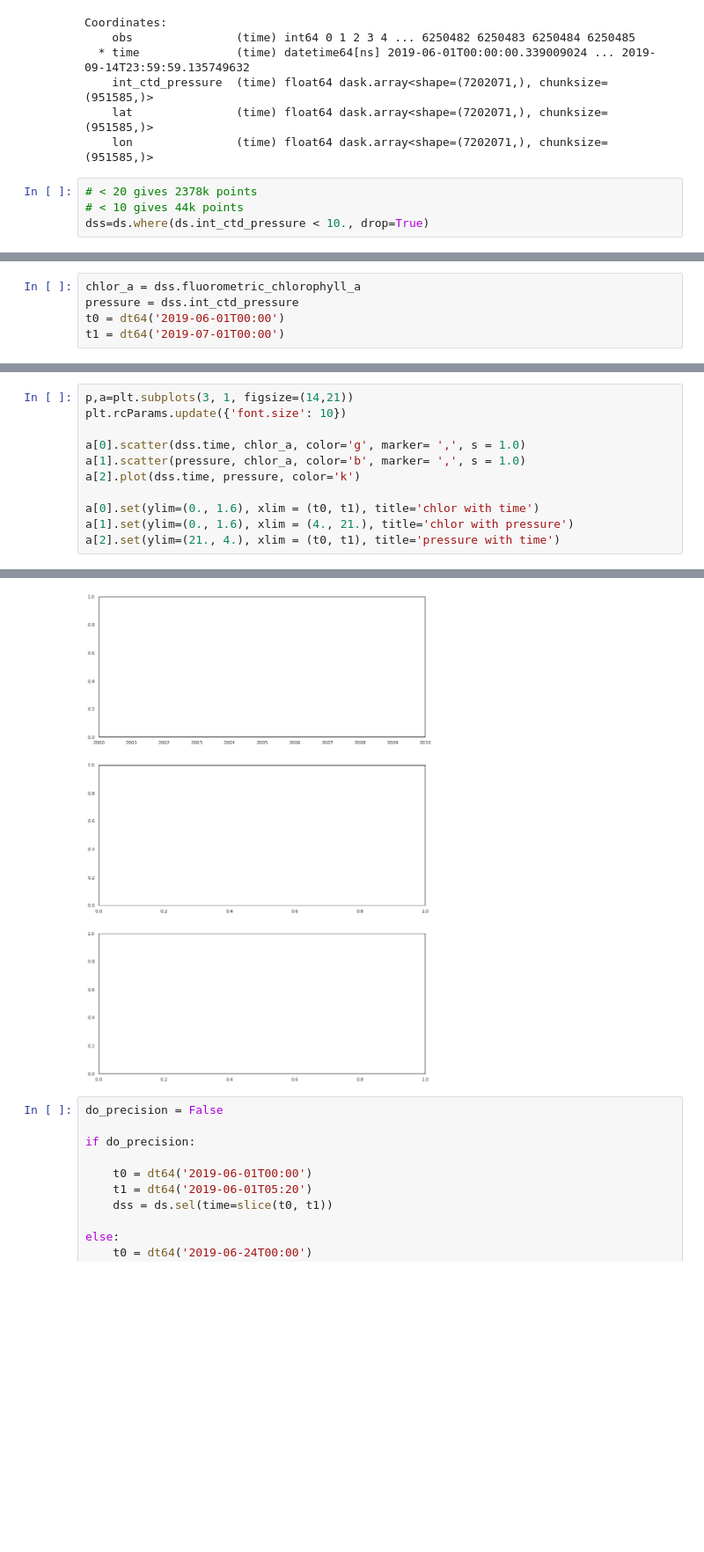
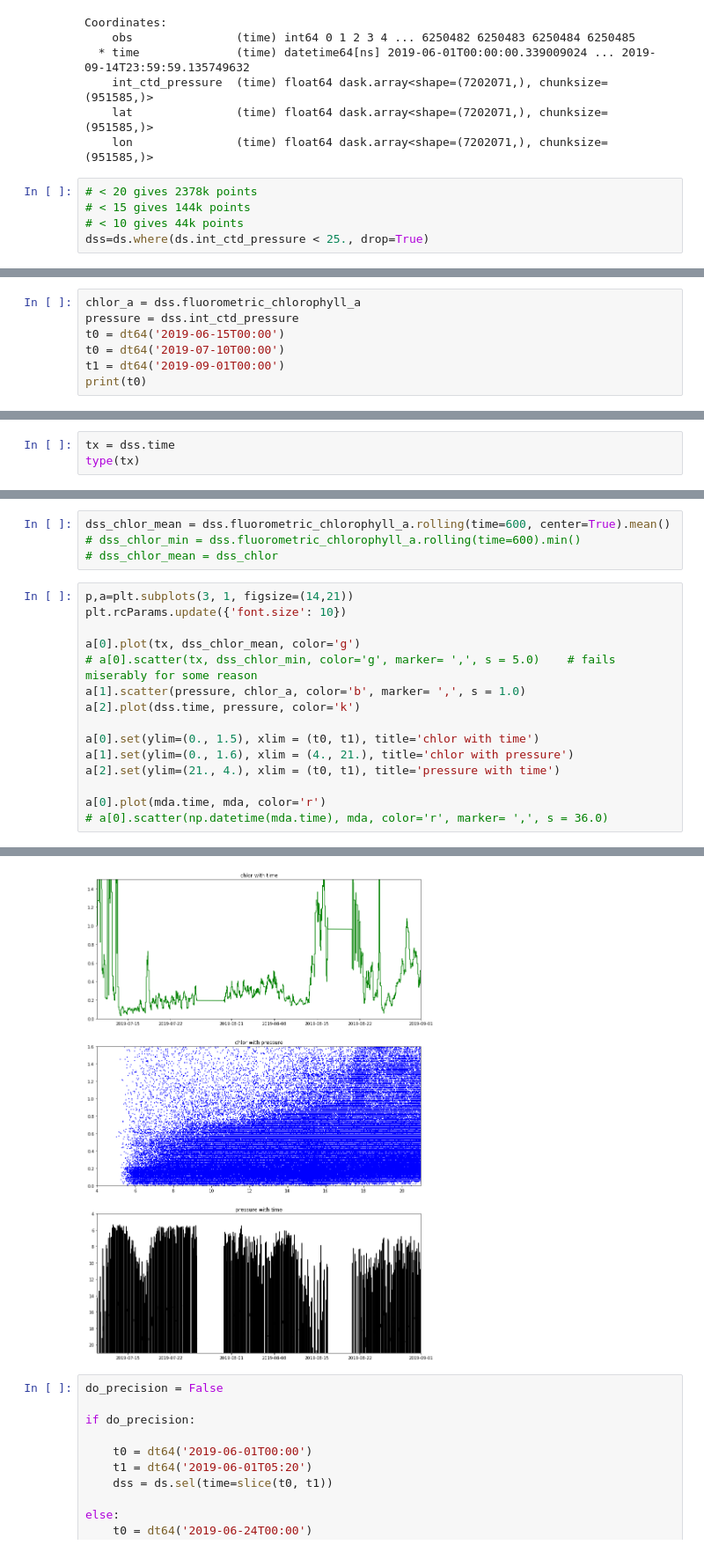
Before and after one commit to robfatland/chlorophyll, a Jupyter notebook: yodapy_NOV2019.ipynb, the cells around one changed output, grey strips where cells are left out. Shown at 88% size. Saved outputs shown, nothing was run; the diff lists cells and outputs as text; blank space fills up the shorter version.

```diff
--- a/yodapy_NOV2019.ipynb
+++ b/yodapy_NOV2019.ipynb
@@ -354,8 +366,9 @@ Coordinates:
     lon               (time) float64 dask.array<shape=(7202071,), chunksize=(951585,)>
 # %%
 # < 20 gives 2378k points
+# < 15 gives 144k points
 # < 10 gives 44k points
-dss=ds.where(ds.int_ctd_pressure < 10., drop=True)
+dss=ds.where(ds.int_ctd_pressure < 25., drop=True)
 # %%
 dss.dims, ds.dims
 # %% [output]
@@ -364,5 +377,7 @@ dss.dims, ds.dims
 # %%
 chlor_a = dss.fluorometric_chlorophyll_a
 pressure = dss.int_ctd_pressure
-t0 = dt64('2019-06-01T00:00')
-t1 = dt64('2019-07-01T00:00')
+t0 = dt64('2019-06-15T00:00')
+t0 = dt64('2019-07-10T00:00')
+t1 = dt64('2019-09-01T00:00')
+print(t0)
@@ -368,0 +386,3 @@ t1 = dt64('2019-07-01T00:00')
+# %%
+tx = dss.time
+type(tx)
@@ -369,12 +391,20 @@ t1 = dt64('2019-07-01T00:00')
+# %%
+dss_chlor_mean = dss.fluorometric_chlorophyll_a.rolling(time=600, center=True).mean()
+# dss_chlor_min = dss.fluorometric_chlorophyll_a.rolling(time=600).min()
+# dss_chlor_mean = dss_chlor
 # %%
 p,a=plt.subplots(3, 1, figsize=(14,21))
 plt.rcParams.update({'font.size': 10})
 
-a[0].scatter(dss.time, chlor_a, color='g', marker= ',', s = 1.0)
+a[0].plot(tx, dss_chlor_mean, color='g')
+# a[0].scatter(tx, dss_chlor_min, color='g', marker= ',', s = 5.0)    # fails miserably for some reason
 a[1].scatter(pressure, chlor_a, color='b', marker= ',', s = 1.0)
 a[2].plot(dss.time, pressure, color='k')
 
-a[0].set(ylim=(0., 1.6), xlim = (t0, t1), title='chlor with time')
+a[0].set(ylim=(0., 1.5), xlim = (t0, t1), title='chlor with time')
 a[1].set(ylim=(0., 1.6), xlim = (4., 21.), title='chlor with pressure')
 a[2].set(ylim=(21., 4.), xlim = (t0, t1), title='pressure with time')
+
+a[0].plot(mda.time, mda, color='r')
+# a[0].scatter(np.datetime(mda.time), mda, color='r', marker= ',', s = 36.0)
 # %% [output]
@@ -382,4 +412,4 @@ KeyboardInterrupt:
-[figure, old version]
+[figure, new version]
 # %%
 do_precision = False
 
```
Also changed, not shown: parts of 11 cells of this notebook.
